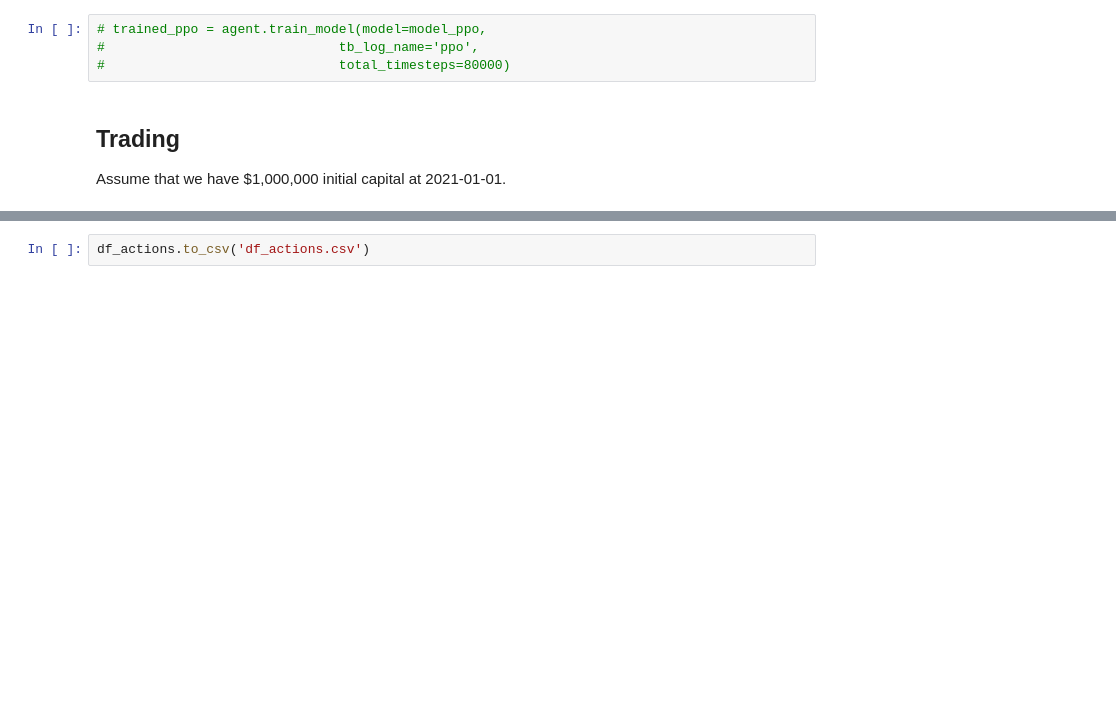
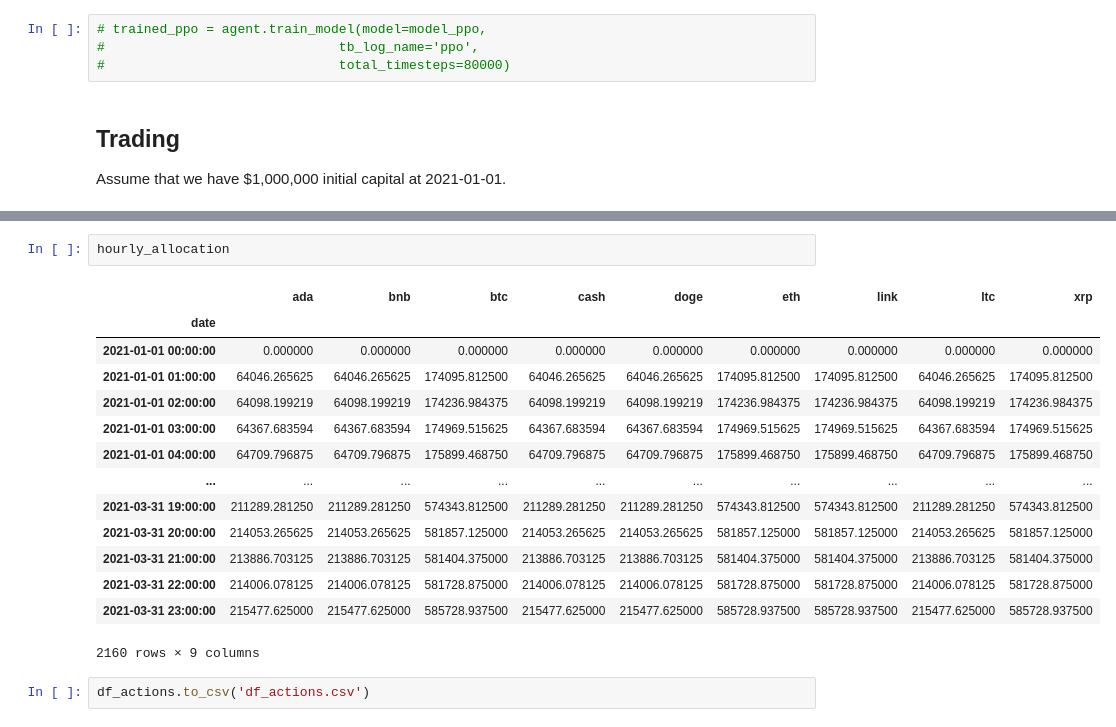
Before and after one commit to Toroi01/TradingRLBot, a Jupyter notebook: main.ipynb, the cells around one changed output, grey strips where cells are left out. Cells and saved outputs as stored; diff of their text form; blank space fills up the shorter version.

```diff
--- a/main.ipynb
+++ b/main.ipynb
@@ -310,3 +307,20 @@ df_actions
+# %%
+hourly_allocation
+# %% [output]
+|  | ada | bnb | btc | cash | doge | eth | link | ltc | xrp |
+| date |  |  |  |  |  |  |  |  |  |
+| 2021-01-01 00:00:00 | 0.000000 | 0.000000 | 0.000000 | 0.000000 | 0.000000 | 0.000000 | 0.000000 | 0.000000 | 0.000000 |
+| 2021-01-01 01:00:00 | 64046.265625 | 64046.265625 | 174095.812500 | 64046.265625 | 64046.265625 | 174095.812500 | 174095.812500 | 64046.265625 | 174095.812500 |
+| 2021-01-01 02:00:00 | 64098.199219 | 64098.199219 | 174236.984375 | 64098.199219 | 64098.199219 | 174236.984375 | 174236.984375 | 64098.199219 | 174236.984375 |
+| 2021-01-01 03:00:00 | 64367.683594 | 64367.683594 | 174969.515625 | 64367.683594 | 64367.683594 | 174969.515625 | 174969.515625 | 64367.683594 | 174969.515625 |
+| 2021-01-01 04:00:00 | 64709.796875 | 64709.796875 | 175899.468750 | 64709.796875 | 64709.796875 | 175899.468750 | 175899.468750 | 64709.796875 | 175899.468750 |
+| ... | ... | ... | ... | ... | ... | ... | ... | ... | ... |
+| 2021-03-31 19:00:00 | 211289.281250 | 211289.281250 | 574343.812500 | 211289.281250 | 211289.281250 | 574343.812500 | 574343.812500 | 211289.281250 | 574343.812500 |
+| 2021-03-31 20:00:00 | 214053.265625 | 214053.265625 | 581857.125000 | 214053.265625 | 214053.265625 | 581857.125000 | 581857.125000 | 214053.265625 | 581857.125000 |
+| 2021-03-31 21:00:00 | 213886.703125 | 213886.703125 | 581404.375000 | 213886.703125 | 213886.703125 | 581404.375000 | 581404.375000 | 213886.703125 | 581404.375000 |
+| 2021-03-31 22:00:00 | 214006.078125 | 214006.078125 | 581728.875000 | 214006.078125 | 214006.078125 | 581728.875000 | 581728.875000 | 214006.078125 | 581728.875000 |
+| 2021-03-31 23:00:00 | 215477.625000 | 215477.625000 | 585728.937500 | 215477.625000 | 215477.625000 | 585728.937500 | 585728.937500 | 215477.625000 | 585728.937500 |
+2160 rows × 9 columns
 # %%
 df_actions.to_csv('df_actions.csv')
 # %% [markdown]
```
Also changed, not shown: parts of 21 cells of this notebook, 7 other files.
